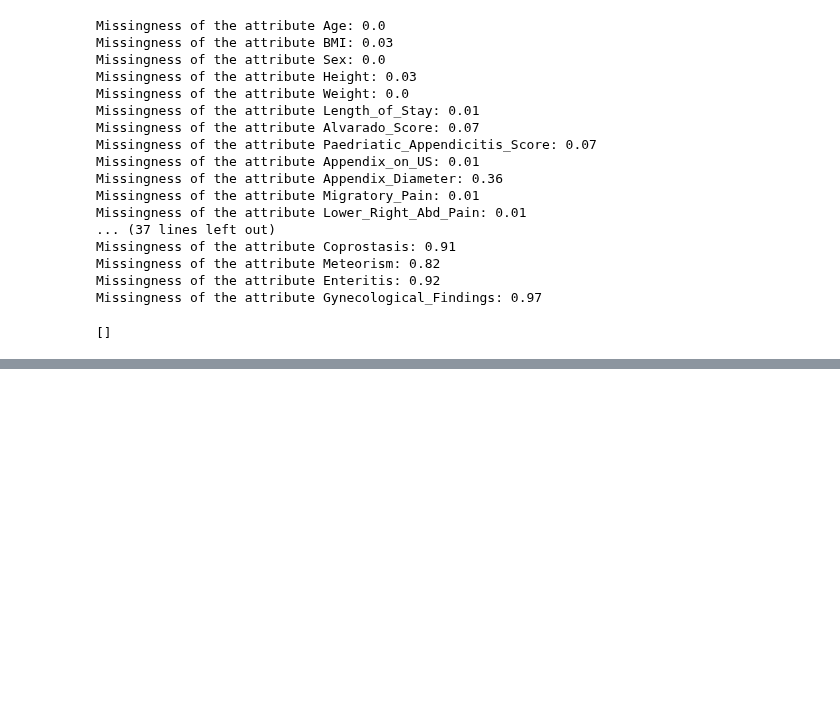
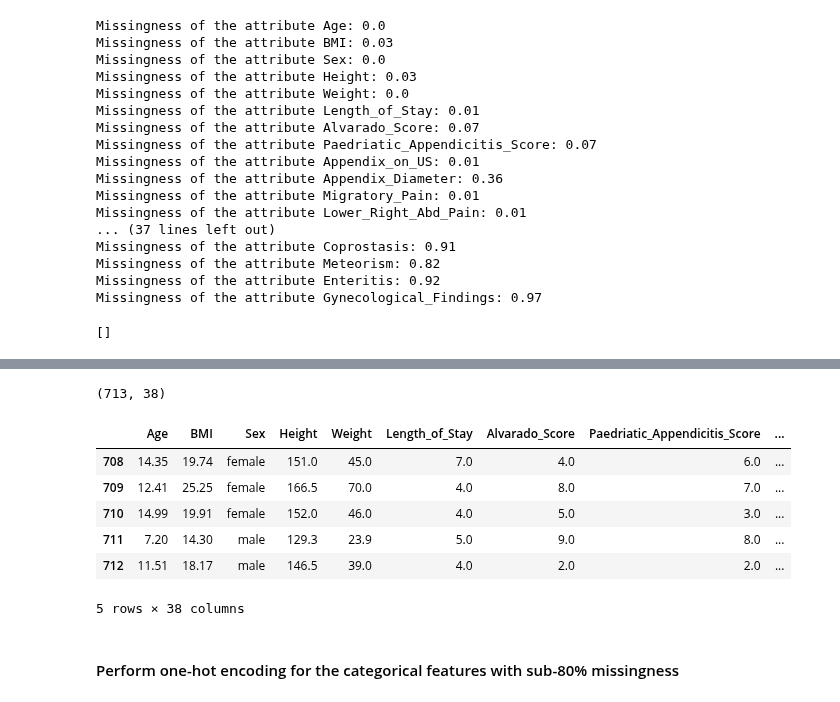
Before and after one commit to Orthologues/VAEQL_plus_Imputation, a Jupyter notebook: VAE_Q_learning_imputation/data_exploration/data_preprocessing.ipynb, the cells around one changed output, grey strips where cells are left out. Cells and saved outputs as stored; diff of their text form; code cells hidden in the pictures; blank space fills up the shorter version.

```diff
--- a/VAE_Q_learning_imputation/data_exploration/data_preprocessing.ipynb
+++ b/VAE_Q_learning_imputation/data_exploration/data_preprocessing.ipynb
@@ -691,0 +779,16 @@ complete_attribute
+# %%
+appendicitis_df.shape
+# %% [output]
+(713, 38)
+# %%
+appendicitis_df.tail()
+# %% [output]
+|  | Age | BMI | Sex | Height | Weight | Length_of_Stay | Alvarado_Score | Paedriatic_Appendicitis_Score | ... |
+| 708 | 14.35 | 19.74 | female | 151.0 | 45.0 | 7.0 | 4.0 | 6.0 | ... |
+| 709 | 12.41 | 25.25 | female | 166.5 | 70.0 | 4.0 | 8.0 | 7.0 | ... |
+| 710 | 14.99 | 19.91 | female | 152.0 | 46.0 | 4.0 | 5.0 | 3.0 | ... |
+| 711 | 7.20 | 14.30 | male | 129.3 | 23.9 | 5.0 | 9.0 | 8.0 | ... |
+| 712 | 11.51 | 18.17 | male | 146.5 | 39.0 | 4.0 | 2.0 | 2.0 | ... |
+5 rows × 38 columns
+# %% [markdown]
+#### Perform one-hot encoding for the categorical features with sub-80% missingness
```
Also changed, not shown: parts of 64 cells of this notebook, 3 other files.
